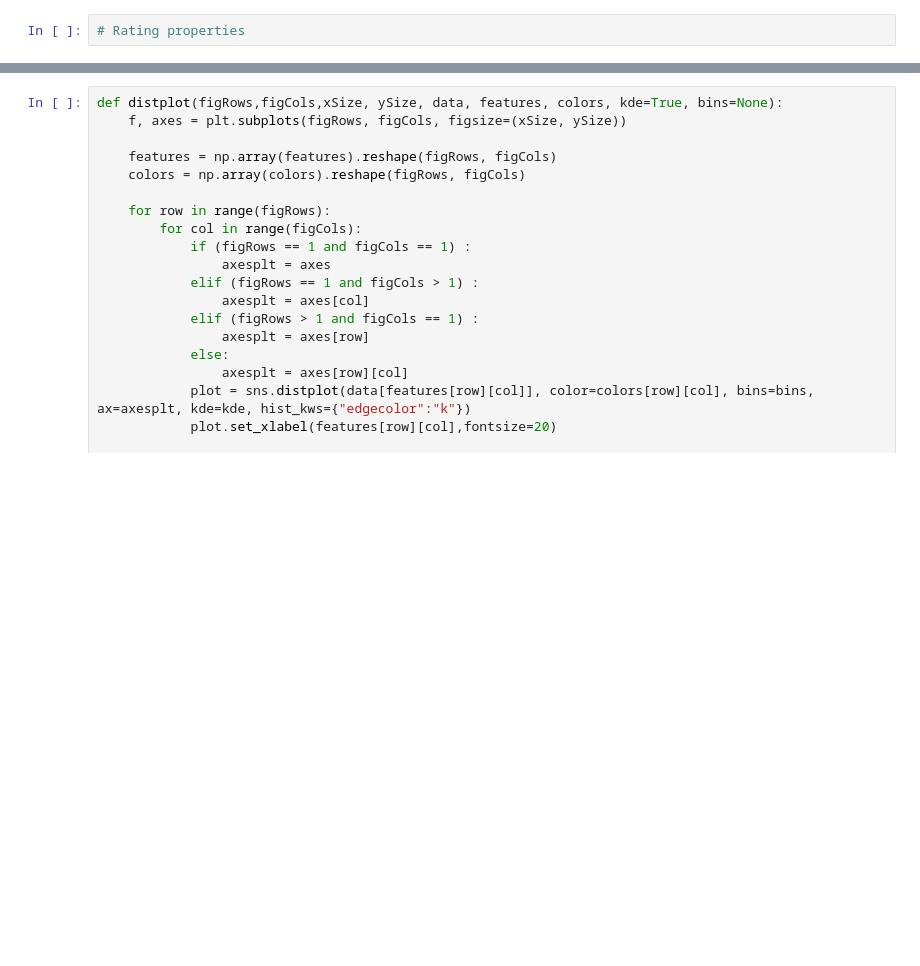
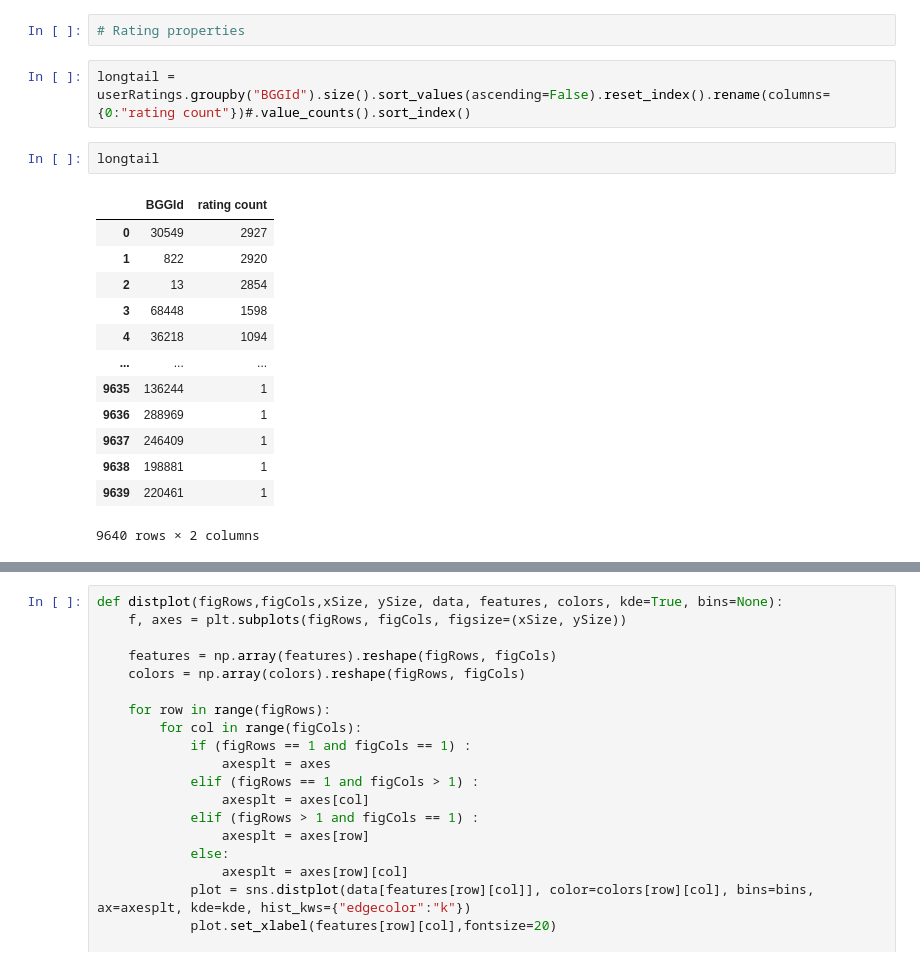
Before and after one commit to etm49/Master-Thesis, a Jupyter notebook: notebook/Basic CF.ipynb, the cells around one changed output, grey strips where cells are left out. Cells and saved outputs as stored; diff of their text form; blank space fills up the shorter version.

```diff
--- a/notebook/Basic CF.ipynb
+++ b/notebook/Basic CF.ipynb
@@ -42,2 +74,20 @@ userRatings.BGGId.unique().shape[0]
 # %%
 # Rating properties
+# %%
+longtail = userRatings.groupby("BGGId").size().sort_values(ascending=False).reset_index().rename(columns={0:"rating count"})#.value_counts().sort_index()
+# %%
+longtail
+# %% [output]
+|  | BGGId | rating count |
+| 0 | 30549 | 2927 |
+| 1 | 822 | 2920 |
+| 2 | 13 | 2854 |
+| 3 | 68448 | 1598 |
+| 4 | 36218 | 1094 |
+| ... | ... | ... |
+| 9635 | 136244 | 1 |
+| 9636 | 288969 | 1 |
+| 9637 | 246409 | 1 |
+| 9638 | 198881 | 1 |
+| 9639 | 220461 | 1 |
+9640 rows × 2 columns
```
Also changed, not shown: parts of 43 cells of this notebook, 6 other files.
